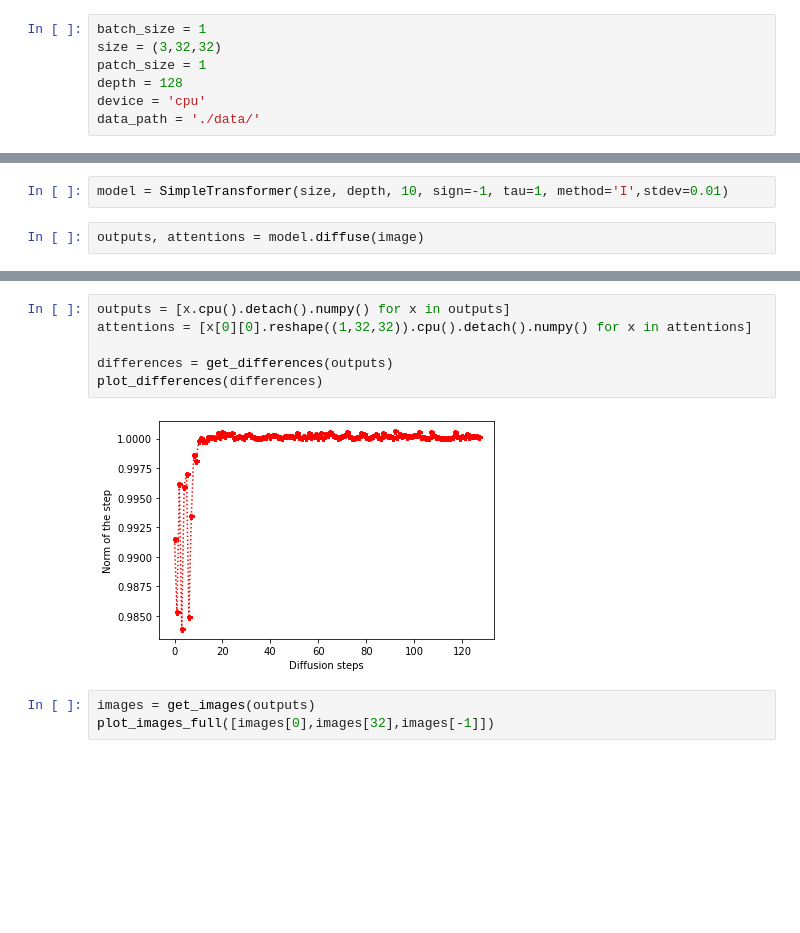
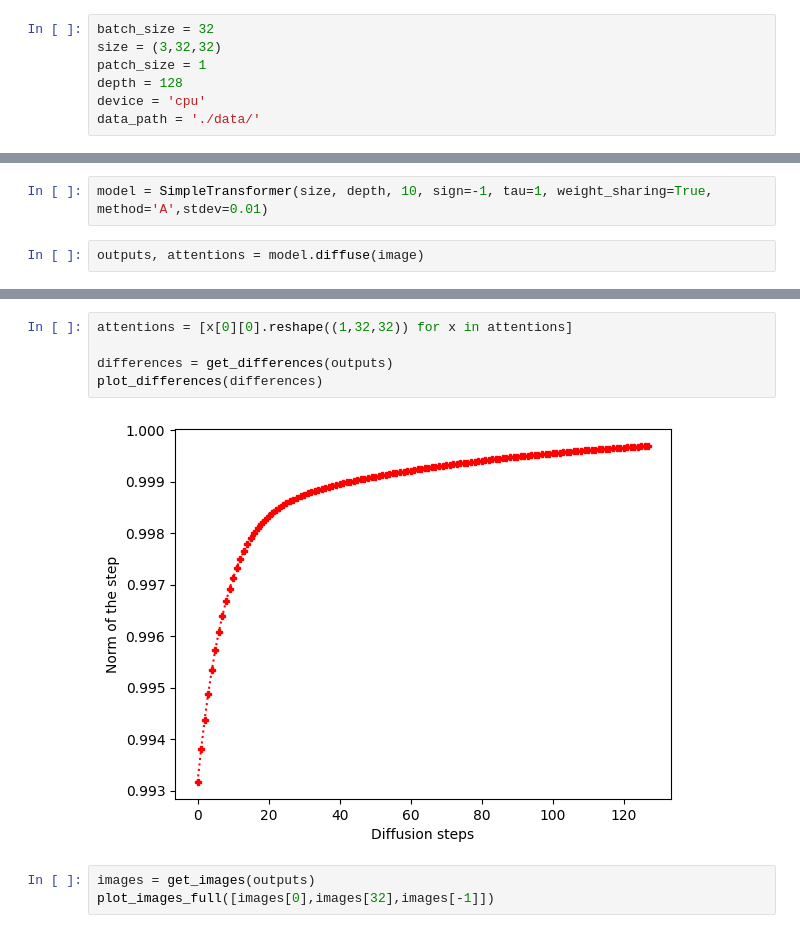
Before and after one commit to jean72human/transformers-as-gradient-flow, a Jupyter notebook: RandomExp2-SelfAttention.ipynb, the cells around one changed output, grey strips where cells are left out. Drawn from its saved outputs; the diff is of its cells as text; blank space fills up the shorter version.

```diff
--- a/RandomExp2-SelfAttention.ipynb
+++ b/RandomExp2-SelfAttention.ipynb
@@ -16,7 +16,7 @@ from models.diffusion import SimpleTransformer
 
 from sklearn.metrics.pairwise import cosine_similarity
 # %%
-batch_size = 1
+batch_size = 32
 size = (3,32,32)
 patch_size = 1
 depth = 128
@@ -48,7 +48,7 @@ image = next(iter(val_loader))[0].to(device)
 # %% [markdown]
 ## $\mathbf{F}(t+1) = \tau \mathbf{A}(\mathbf{F}(t))\mathbf{F}(t)\mathbf{W}(t) + \mathbf{F}(t)$
 # %%
-model = SimpleTransformer(size, depth, 10, sign=-1, tau=1, method='I',stdev=0.01)
+model = SimpleTransformer(size, depth, 10, sign=-1, tau=1, weight_sharing=True, method='A',stdev=0.01)
 # %%
 outputs, attentions = model.diffuse(image)
 # %%
@@ -60,11 +60,10 @@ plot_similarities(similarities)
 # %%
-outputs = [x.cpu().detach().numpy() for x in outputs]
-attentions = [x[0][0].reshape((1,32,32)).cpu().detach().numpy() for x in attentions]
+attentions = [x[0][0].reshape((1,32,32)) for x in attentions]
 
 differences = get_differences(outputs)
 plot_differences(differences)
 # %% [output]
-[figure, old version]
+[figure, new version]
 # %%
 images = get_images(outputs)
 plot_images_full([images[0],images[32],images[-1]])
```
Also changed, not shown: parts of 23 cells of this notebook, 5 other files.
